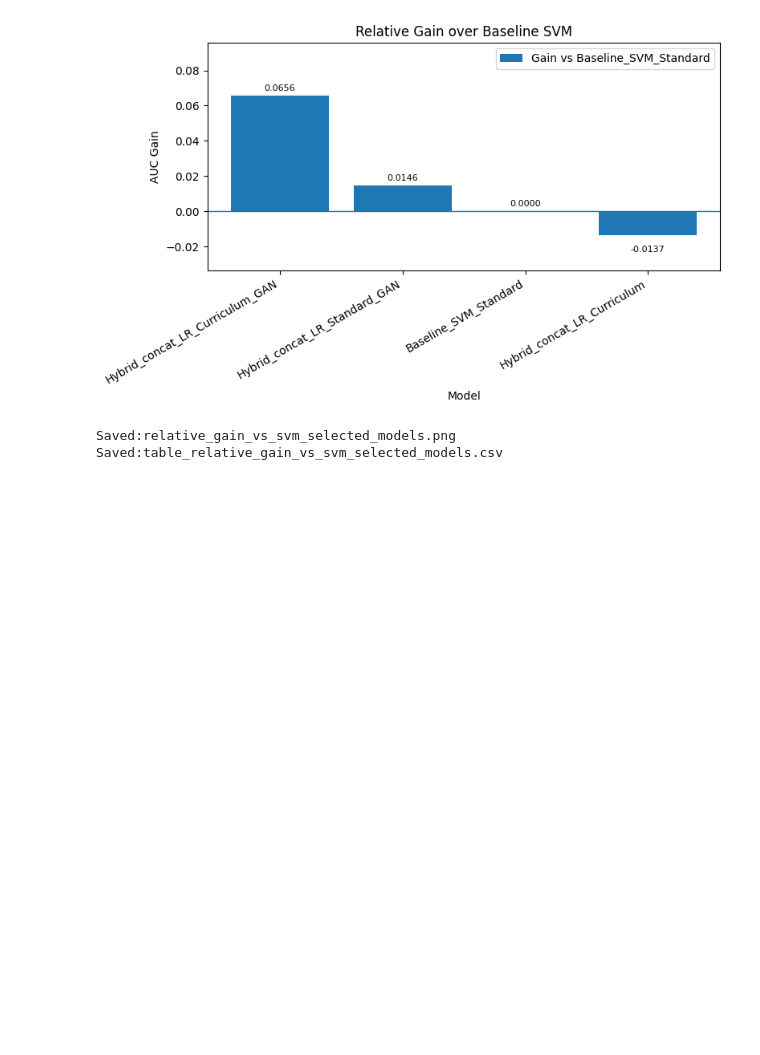
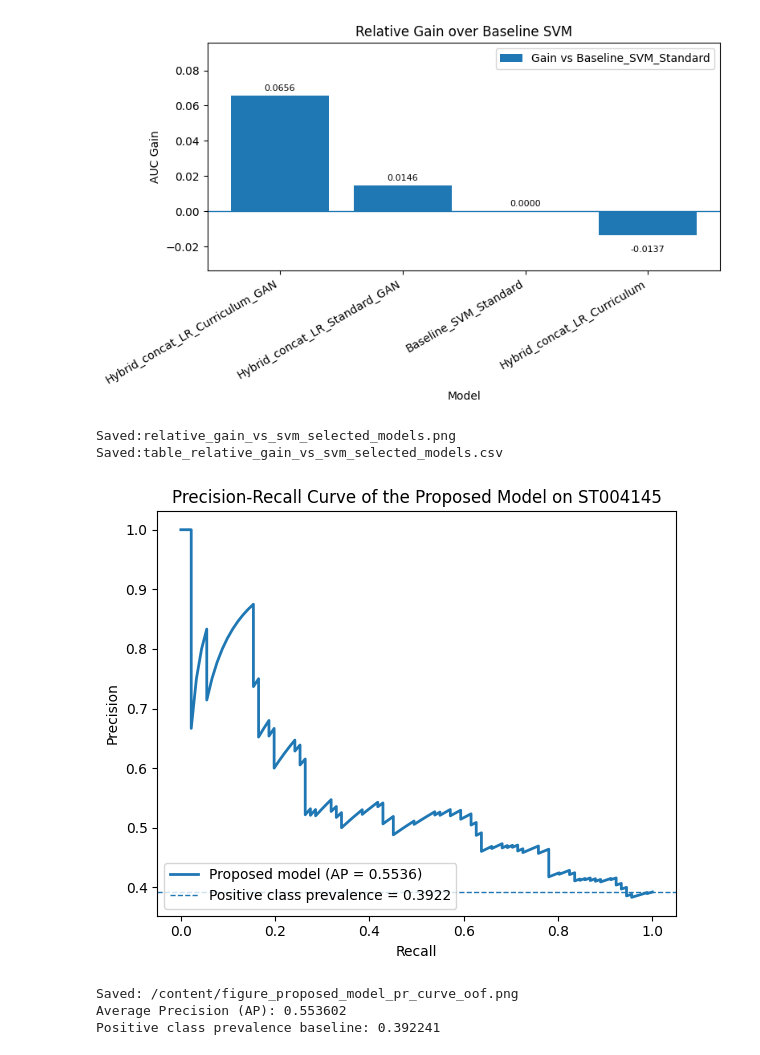
Before and after one commit to Jiahui88/Master-s-thesis, a Jupyter notebook: hybrid_FINAL_ST004145.ipynb, the cells around one changed output. Drawn from its saved outputs; the diff is of its cells as text; code cells hidden in the pictures; blank space fills up the shorter version.

```diff
--- a/hybrid_FINAL_ST004145.ipynb
+++ b/hybrid_FINAL_ST004145.ipynb
@@ -2678,3 +2678,41 @@ print("Saved:table_relative_gain_vs_svm_selected_models.csv")
 [figure]
 Saved:relative_gain_vs_svm_selected_models.png
 Saved:table_relative_gain_vs_svm_selected_models.csv
+# %%
+# =========================
+# PR curve of the official proposed model on ST004145
+# =========================
+
+import numpy as np
+import matplotlib.pyplot as plt
+from sklearn.metrics import precision_recall_curve, average_precision_score
+
+y_true = np.load("/content/Hybrid_concat_LR_Curriculum_GAN_y_true.npy")
+y_prob = np.load("/content/Hybrid_concat_LR_Curriculum_GAN_y_prob.npy")
+
+precision, recall, _ = precision_recall_curve(y_true, y_prob)
+ap_val = average_precision_score(y_true, y_prob)
+positive_rate = np.mean(y_true)
+
+plt.figure(figsize=(6, 5))
+plt.plot(recall, precision, linewidth=2,
+         label=f"Proposed model (AP = {ap_val:.4f})")
+plt.axhline(y=positive_rate, linestyle="--", linewidth=1,
+            label=f"Positive class prevalence = {positive_rate:.4f}")
+
+plt.xlabel("Recall")
+plt.ylabel("Precision")
+plt.title("Precision-Recall Curve of the Proposed Model on ST004145")
+plt.legend(loc="lower left")
+plt.tight_layout()
+plt.savefig("/content/figure_proposed_model_pr_curve_oof.png", dpi=300, bbox_inches="tight")
+plt.show()
+
+print("Saved: /content/figure_proposed_model_pr_curve_oof.png")
+print(f"Average Precision (AP): {ap_val:.6f}")
+print(f"Positive class prevalence baseline: {positive_rate:.6f}")
+# %% [output]
+[figure, added]
+Saved: /content/figure_proposed_model_pr_curve_oof.png
+Average Precision (AP): 0.553602
+Positive class prevalence baseline: 0.392241
```
Also changed, not shown: 1 other file.
